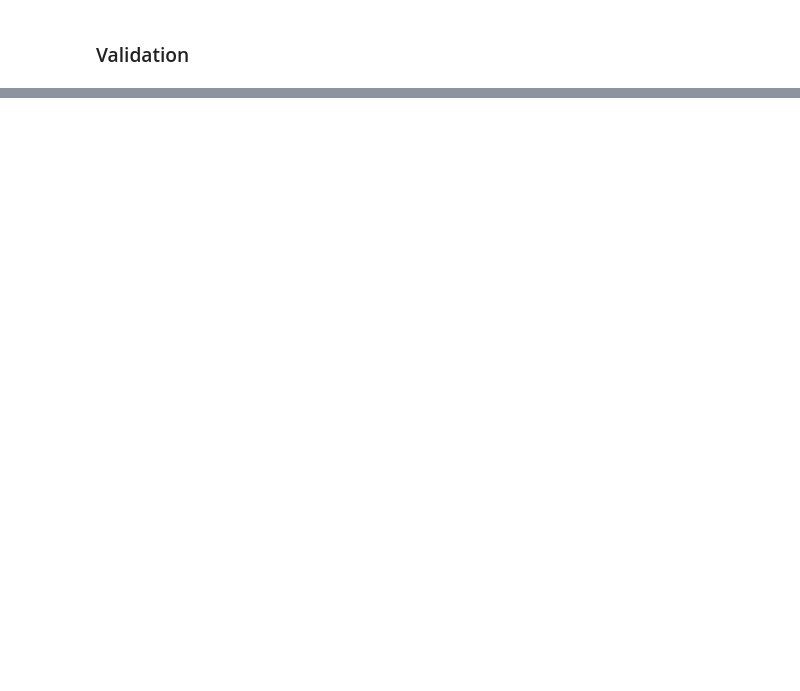
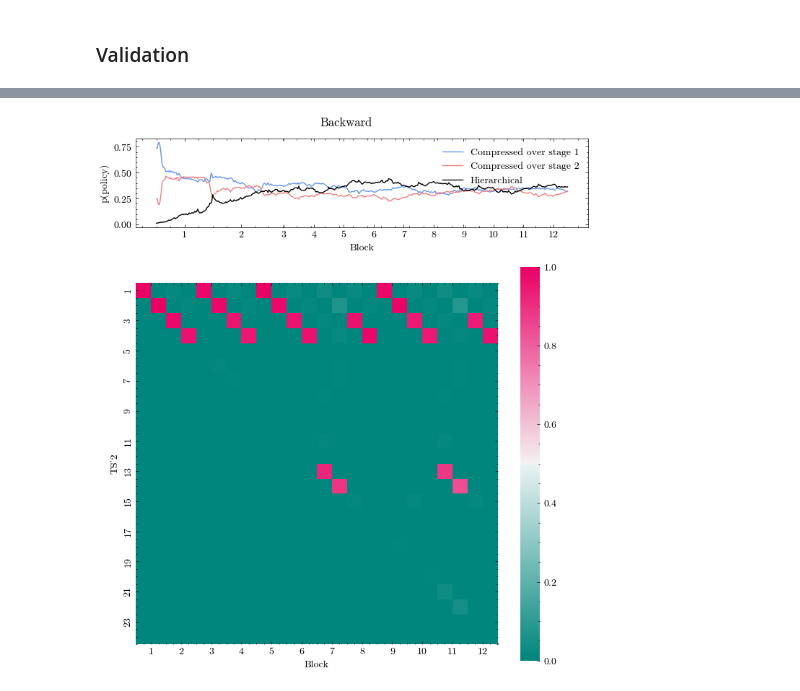
Before and after one commit to jl3676/learning_hierarchy, a Jupyter notebook: fit_models_first6.ipynb, the cells around one changed output, grey strips where cells are left out. Cells and saved outputs as stored; diff of their text form; code cells hidden in the pictures; blank space fills up the shorter version.

```diff
--- a/fit_models_first6.ipynb
+++ b/fit_models_first6.ipynb
@@ -275,0 +283,4 @@ plotting.plot_validation_error_types(all_sim_data, all_sim_data_rec, all_sim_dat
+# %%
+plotting.plot_validation_PTS(all_sim_data, 'Backward', ntrials=5, cond='V1-V1', save_vector=True, pallette=None)
+# %% [output]
+[figure, added]
```
Also changed, not shown: parts of 11 cells of this notebook, 9 other files.
